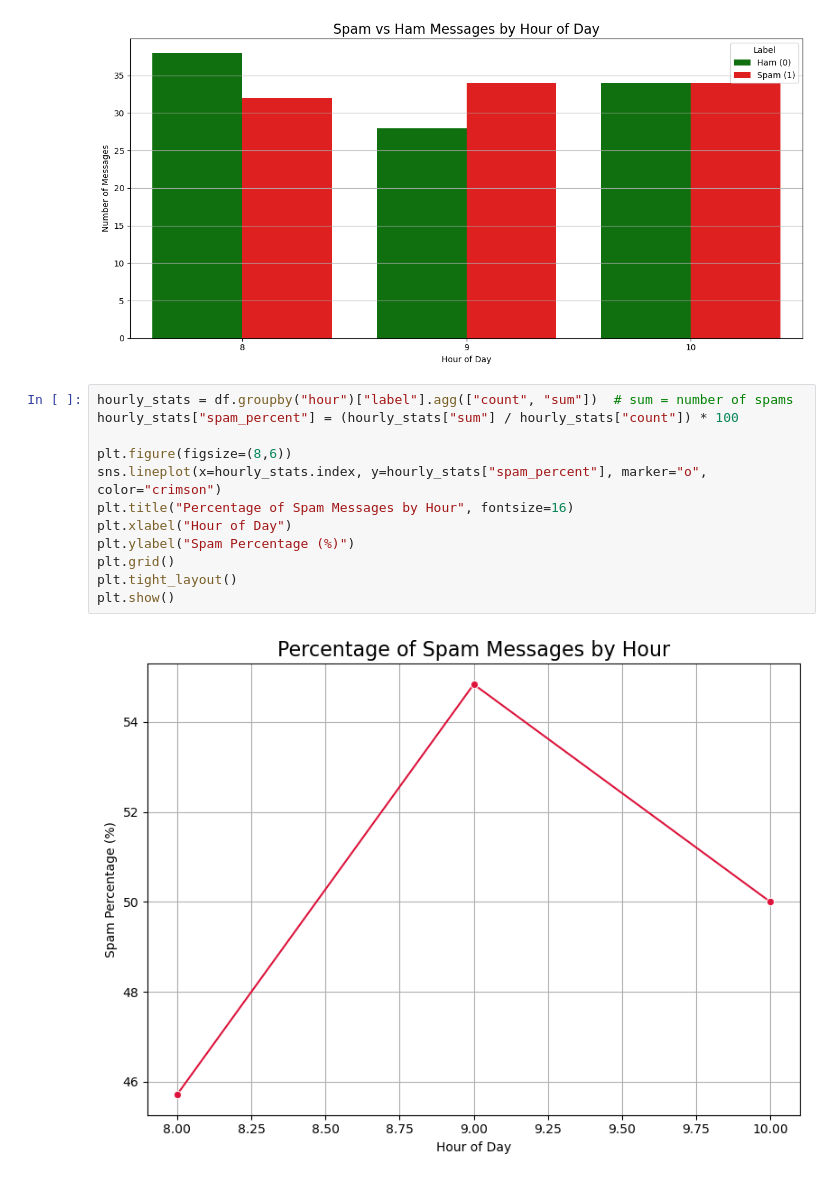
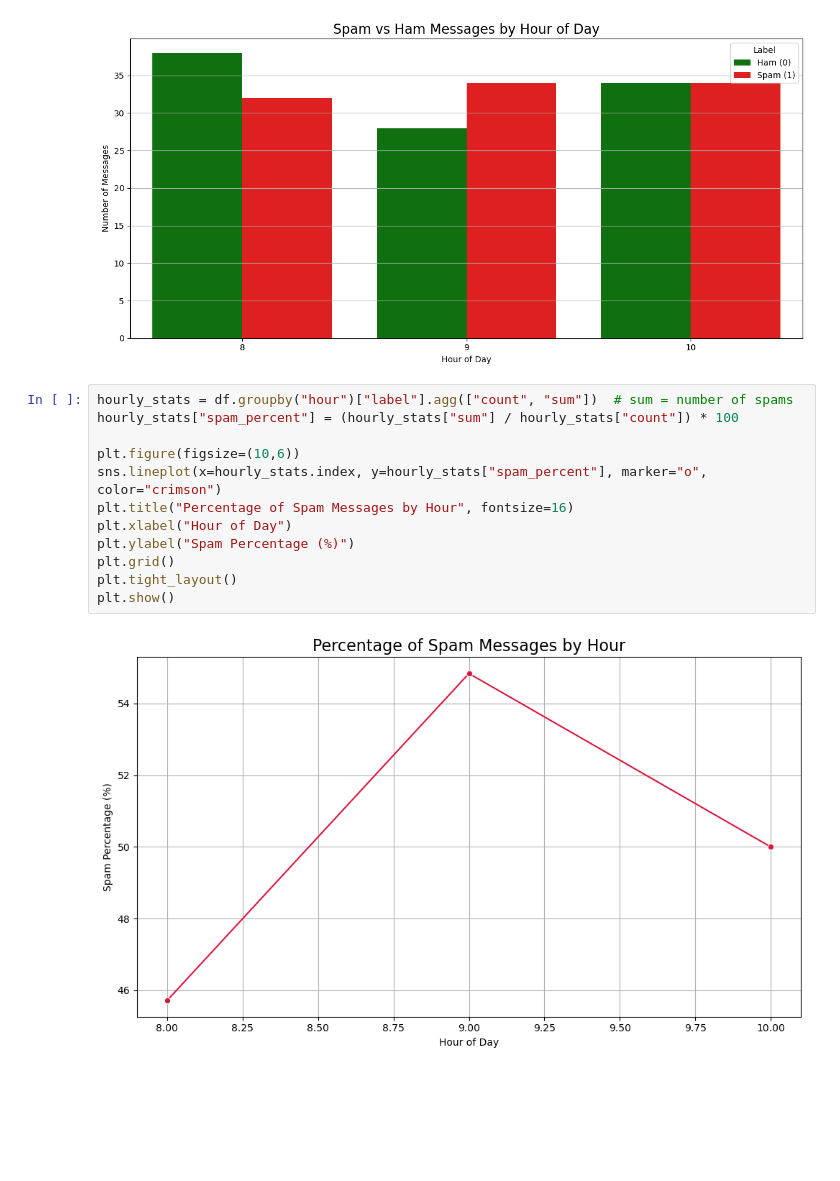
Before and after one commit to aartikumari09/Spam-Detection, a Jupyter notebook: spam Detection.ipynb, the cells around one changed output. Saved outputs shown, nothing was run; the diff lists cells and outputs as text; blank space fills up the shorter version.

```diff
--- a/spam Detection.ipynb
+++ b/spam Detection.ipynb
@@ -459,14 +459,14 @@ plt.show()
 # %%
 hourly_stats = df.groupby("hour")["label"].agg(["count", "sum"])  # sum = number of spams
 hourly_stats["spam_percent"] = (hourly_stats["sum"] / hourly_stats["count"]) * 100
 
-plt.figure(figsize=(8,6))
+plt.figure(figsize=(10,6))
 sns.lineplot(x=hourly_stats.index, y=hourly_stats["spam_percent"], marker="o", color="crimson")
 plt.title("Percentage of Spam Messages by Hour", fontsize=16)
 plt.xlabel("Hour of Day")
 plt.ylabel("Spam Percentage (%)")
 plt.grid()
 plt.tight_layout()
 plt.show()
 # %% [output]
-[figure, old version]
+[figure, new version]
```
